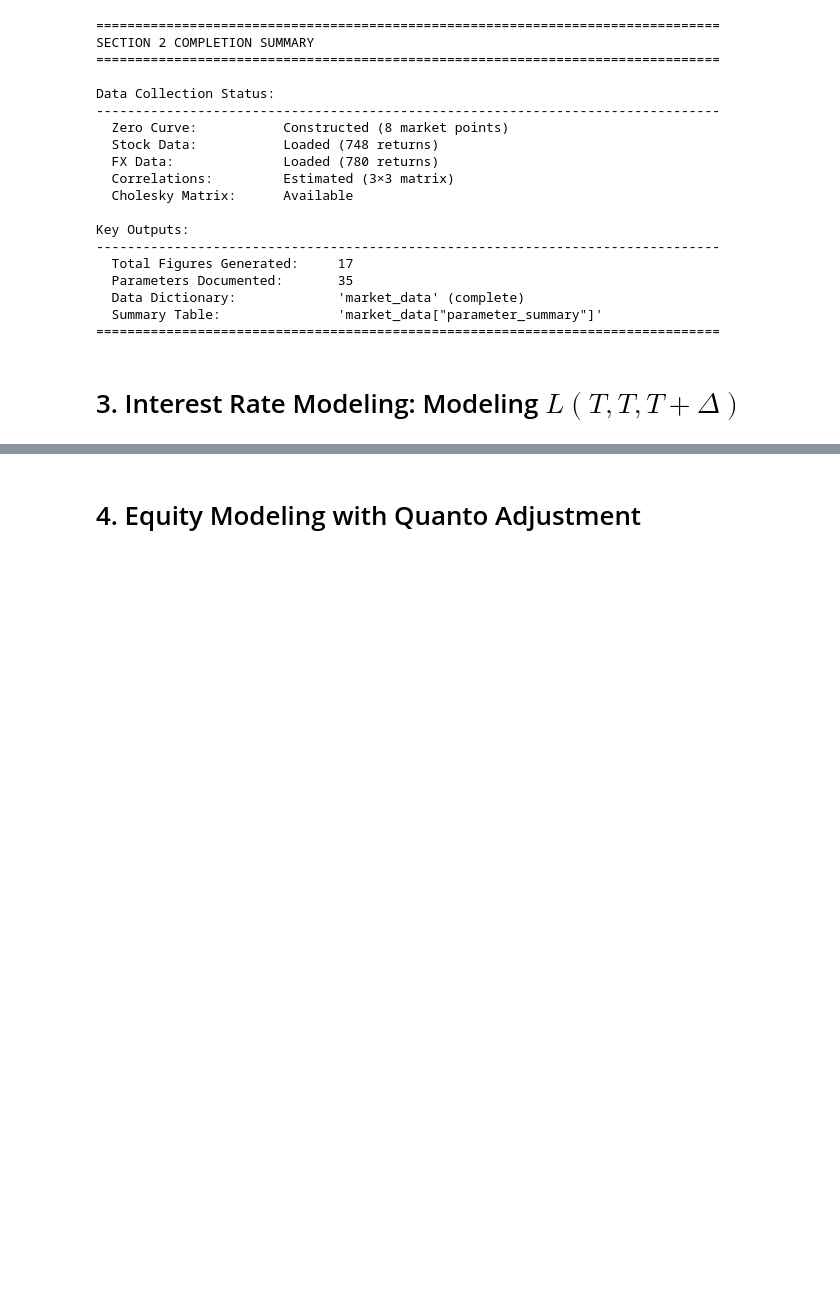
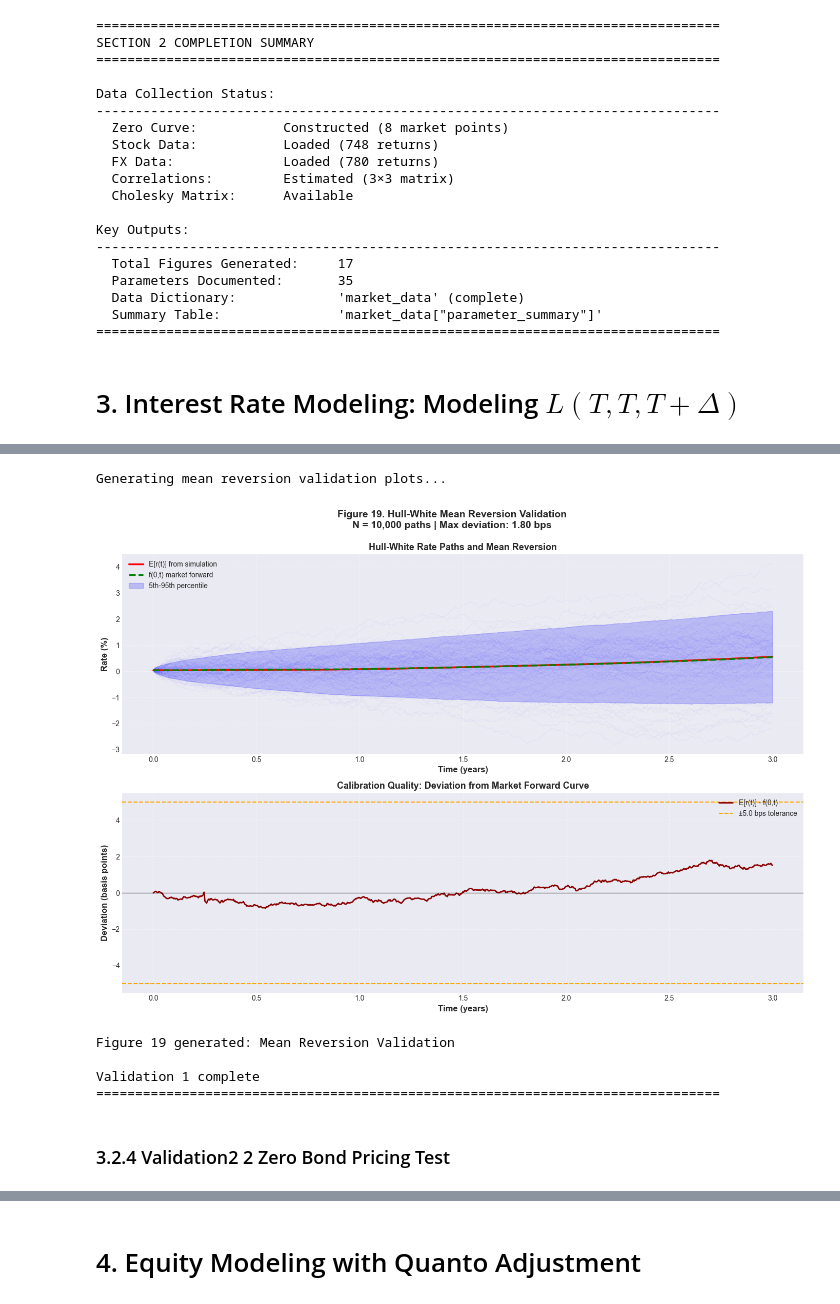
Before and after one commit to DeBiao-NoBug/structured-product-final-project, a Jupyter notebook: report/pricing_report_v1.ipynb, the cells around one changed output, grey strips where cells are left out. Cells and saved outputs as stored; diff of their text form; code cells hidden in the pictures; blank space fills up the shorter version.

```diff
--- a/report/pricing_report_v1.ipynb
+++ b/report/pricing_report_v1.ipynb
@@ -3333,0 +4021,75 @@ Key Outputs:
+# %%
+# ============================================================================
+# Section 3.2.3: Visualize Mean Reversion
+# ============================================================================
+
+print("\nGenerating mean reversion validation plots...")
+
+# Update figure counter
+global_figure_counter += 1
+fig_num_mean_reversion = global_figure_counter
+
+# Create figure with 2 subplots
+fig, axes = plt.subplots(2, 1, figsize=(14, 10))
+
+# Plot 1: Sample paths + mean + market forward
+axes[0].set_title('Hull-White Rate Paths and Mean Reversion',
+                 fontsize=13, fontweight='bold')
+
+# Plot 100 sample paths (for visualization)
+n_paths_to_plot = 100
+for i in range(n_paths_to_plot):
+    axes[0].plot(times_sample, rate_paths[i] * 100,
+                color='blue', alpha=0.05, linewidth=0.5)
+
+# Plot mean and forward curve
+axes[0].plot(times_sample, mean_rates * 100,
+            color='red', linewidth=2.5, label='E[r(t)] from simulation', zorder=10)
+axes[0].plot(times_sample, market_forwards * 100,
+            '--', color='green', linewidth=2.5, label='f(0,t) market forward', zorder=10)
+
+# Add confidence band (5th-95th percentile)
+axes[0].fill_between(times_sample, percentile_5 * 100, percentile_95 * 100,
+                     color='blue', alpha=0.2, label='5th-95th percentile')
+
+axes[0].set_xlabel('Time (years)', fontsize=12, fontweight='bold')
+axes[0].set_ylabel('Rate (%)', fontsize=12, fontweight='bold')
+axes[0].legend(loc='best', fontsize=10, framealpha=0.95)
+axes[0].grid(True, alpha=0.4, linestyle='--')
+
+# Plot 2: Deviation E[r(t)] - f(0,t)
+deviation_bps = (mean_rates - market_forwards) * 10000
+
+axes[1].plot(times_sample, deviation_bps, linewidth=2, color='darkred',
+            label='E[r(t)] - f(0,t)')
+axes[1].axhline(0, color='black', linewidth=1, linestyle='-', alpha=0.5)
+axes[1].axhline(tolerance_bps, color='orange', linewidth=1.5, linestyle='--',
+               label=f'±{tolerance_bps} bps tolerance')
+axes[1].axhline(-tolerance_bps, color='orange', linewidth=1.5, linestyle='--')
+
+axes[1].set_xlabel('Time (years)', fontsize=12, fontweight='bold')
+axes[1].set_ylabel('Deviation (basis points)', fontsize=12, fontweight='bold')
+axes[1].set_title('Calibration Quality: Deviation from Market Forward Curve',
+                 fontsize=13, fontweight='bold')
+axes[1].legend(loc='best', fontsize=10, framealpha=0.95)
+axes[1].grid(True, alpha=0.4, linestyle='--')
+
+fig.suptitle(f'Figure {fig_num_mean_reversion}. Hull-White Mean Reversion Validation\n' +
+            f'N = {N_validation:,} paths | Max deviation: {max_deviation*10000:.2f} bps',
+            fontsize=14, fontweight='bold', y=0.995)
+
+plt.tight_layout()
+plt.show()
+
+print(f"Figure {fig_num_mean_reversion} generated: Mean Reversion Validation")
+print("\nValidation 1 complete")
+print("="*80)
+# %% [output]
+Generating mean reversion validation plots...
+[figure, added]
+Figure 19 generated: Mean Reversion Validation
+
+Validation 1 complete
+================================================================================
+# %% [markdown]
+### 3.2.4 Validation2 2 Zero Bond Pricing Test
```
Also changed, not shown: parts of 47 cells of this notebook, 1 other file.
